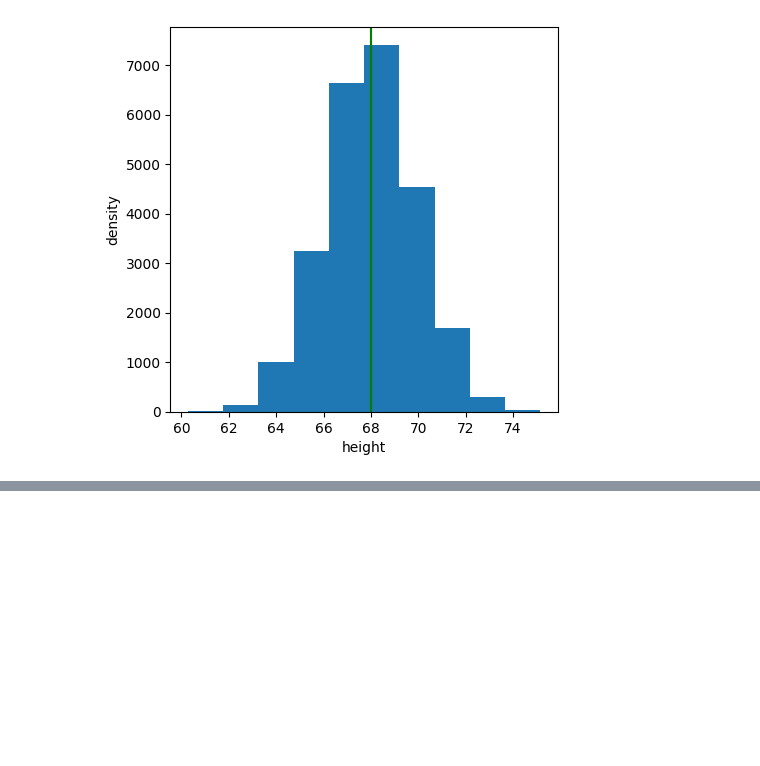
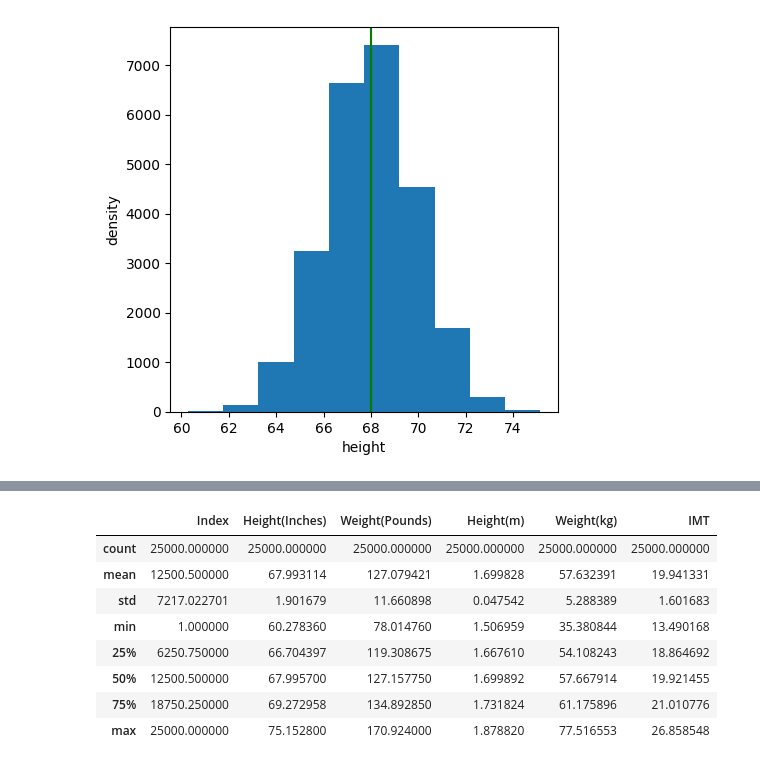
Before and after one commit to roldugina/data_analysis_projects, a Jupyter notebook: FreeCodeCamp_lessons.ipynb, the cells around one changed output, grey strips where cells are left out. Cells and saved outputs as stored; diff of their text form; code cells hidden in the pictures; blank space fills up the shorter version.

```diff
--- a/FreeCodeCamp_lessons.ipynb
+++ b/FreeCodeCamp_lessons.ipynb
@@ -90,0 +108,12 @@ d.corr()
+# %%
+d.describe()
+# %% [output]
+|  | Index | Height(Inches) | Weight(Pounds) | Height(m) | Weight(kg) | IMT |
+| count | 25000.000000 | 25000.000000 | 25000.000000 | 25000.000000 | 25000.000000 | 25000.000000 |
+| mean | 12500.500000 | 67.993114 | 127.079421 | 1.699828 | 57.632391 | 19.941331 |
+| std | 7217.022701 | 1.901679 | 11.660898 | 0.047542 | 5.288389 | 1.601683 |
+| min | 1.000000 | 60.278360 | 78.014760 | 1.506959 | 35.380844 | 13.490168 |
+| 25% | 6250.750000 | 66.704397 | 119.308675 | 1.667610 | 54.108243 | 18.864692 |
+| 50% | 12500.500000 | 67.995700 | 127.157750 | 1.699892 | 57.667914 | 19.921455 |
+| 75% | 18750.250000 | 69.272958 | 134.892850 | 1.731824 | 61.175896 | 21.010776 |
+| max | 25000.000000 | 75.152800 | 170.924000 | 1.878820 | 77.516553 | 26.858548 |
```
Also changed, not shown: parts of 23 cells of this notebook.
